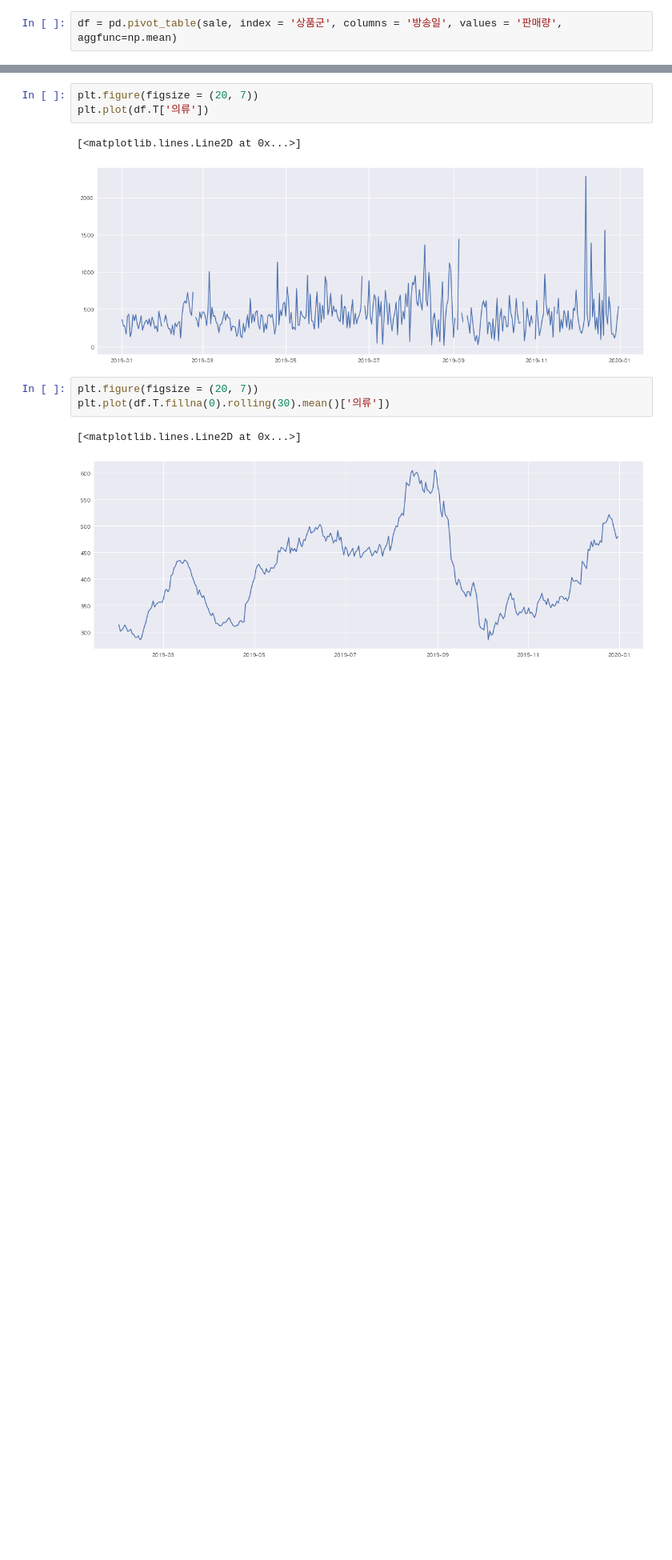
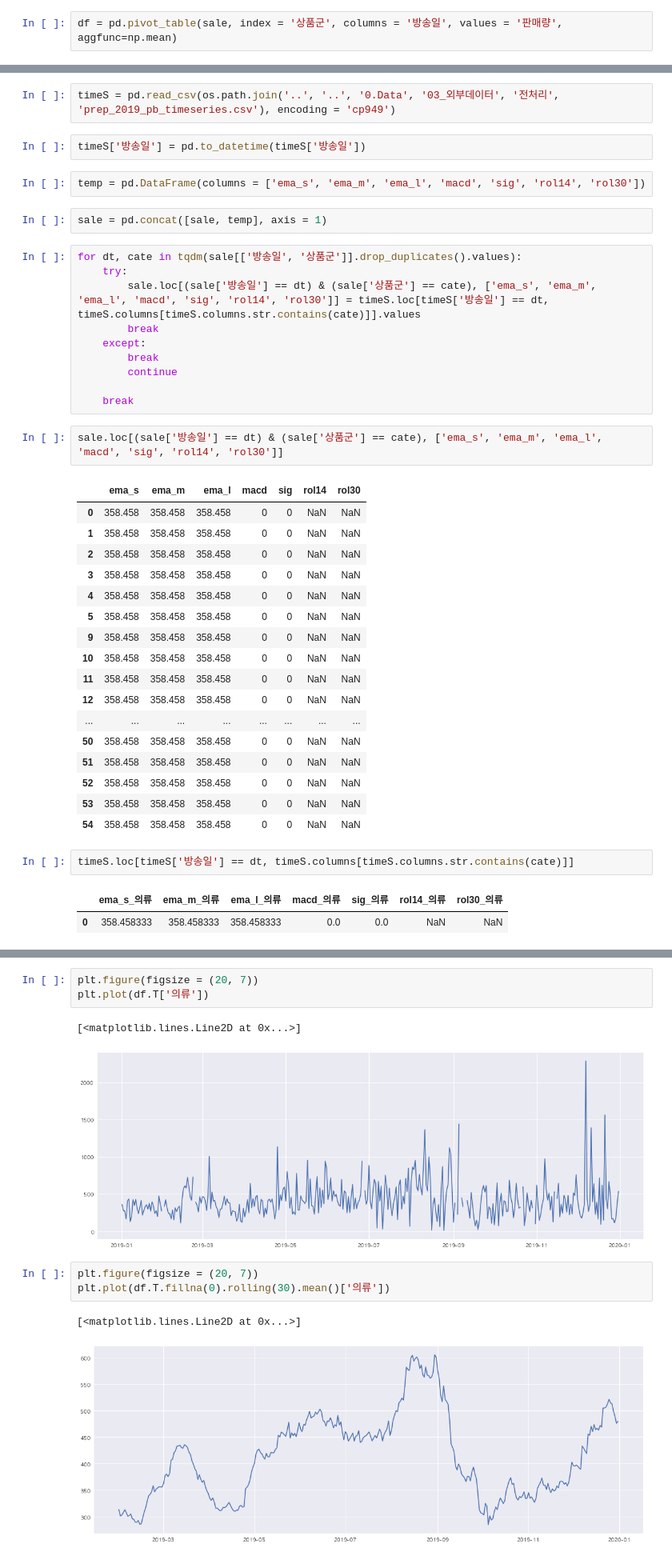
Before and after one commit to cryingjin/Shopping_GG, a Jupyter notebook: 2. FE/0910_TimeSeries_JS.ipynb, the cells around one changed output, grey strips where cells are left out. Shown at 80% size. Cells and saved outputs as stored; diff of their text form; blank space fills up the shorter version.

Commit message:
5th_data

```diff
--- a/2. FE/0910_TimeSeries_JS.ipynb
+++ b/2. FE/0910_TimeSeries_JS.ipynb
@@ -43,0 +54,43 @@ df = pd.pivot_table(sale, index = '상품군', columns = '방송일', values = '
+# %%
+timeS = pd.read_csv(os.path.join('..', '..', '0.Data', '03_외부데이터', '전처리', 'prep_2019_pb_timeseries.csv'), encoding = 'cp949')
+# %%
+timeS['방송일'] = pd.to_datetime(timeS['방송일'])
+# %%
+temp = pd.DataFrame(columns = ['ema_s', 'ema_m', 'ema_l', 'macd', 'sig', 'rol14', 'rol30'])
+# %%
+sale = pd.concat([sale, temp], axis = 1)
+# %%
+for dt, cate in tqdm(sale[['방송일', '상품군']].drop_duplicates().values):
+    try:
+        sale.loc[(sale['방송일'] == dt) & (sale['상품군'] == cate), ['ema_s', 'ema_m', 'ema_l', 'macd', 'sig', 'rol14', 'rol30']] = timeS.loc[timeS['방송일'] == dt, timeS.columns[timeS.columns.str.contains(cate)]].values
+        break
+    except:
+        break
+        continue
+
+    break
+# %%
+sale.loc[(sale['방송일'] == dt) & (sale['상품군'] == cate), ['ema_s', 'ema_m', 'ema_l', 'macd', 'sig', 'rol14', 'rol30']]
+# %% [output]
+|  | ema_s | ema_m | ema_l | macd | sig | rol14 | rol30 |
+| 0 | 358.458 | 358.458 | 358.458 | 0 | 0 | NaN | NaN |
+| 1 | 358.458 | 358.458 | 358.458 | 0 | 0 | NaN | NaN |
+| 2 | 358.458 | 358.458 | 358.458 | 0 | 0 | NaN | NaN |
+| 3 | 358.458 | 358.458 | 358.458 | 0 | 0 | NaN | NaN |
+| 4 | 358.458 | 358.458 | 358.458 | 0 | 0 | NaN | NaN |
+| 5 | 358.458 | 358.458 | 358.458 | 0 | 0 | NaN | NaN |
+| 9 | 358.458 | 358.458 | 358.458 | 0 | 0 | NaN | NaN |
+| 10 | 358.458 | 358.458 | 358.458 | 0 | 0 | NaN | NaN |
+| 11 | 358.458 | 358.458 | 358.458 | 0 | 0 | NaN | NaN |
+| 12 | 358.458 | 358.458 | 358.458 | 0 | 0 | NaN | NaN |
+| ... | ... | ... | ... | ... | ... | ... | ... |
+| 50 | 358.458 | 358.458 | 358.458 | 0 | 0 | NaN | NaN |
+| 51 | 358.458 | 358.458 | 358.458 | 0 | 0 | NaN | NaN |
+| 52 | 358.458 | 358.458 | 358.458 | 0 | 0 | NaN | NaN |
+| 53 | 358.458 | 358.458 | 358.458 | 0 | 0 | NaN | NaN |
+| 54 | 358.458 | 358.458 | 358.458 | 0 | 0 | NaN | NaN |
+# %%
+timeS.loc[timeS['방송일'] == dt, timeS.columns[timeS.columns.str.contains(cate)]]
+# %% [output]
+|  | ema_s_의류 | ema_m_의류 | ema_l_의류 | macd_의류 | sig_의류 | rol14_의류 | rol30_의류 |
+| 0 | 358.458333 | 358.458333 | 358.458333 | 0.0 | 0.0 | NaN | NaN |
```
Also changed, not shown: parts of 19 cells of this notebook, 4 other files.
